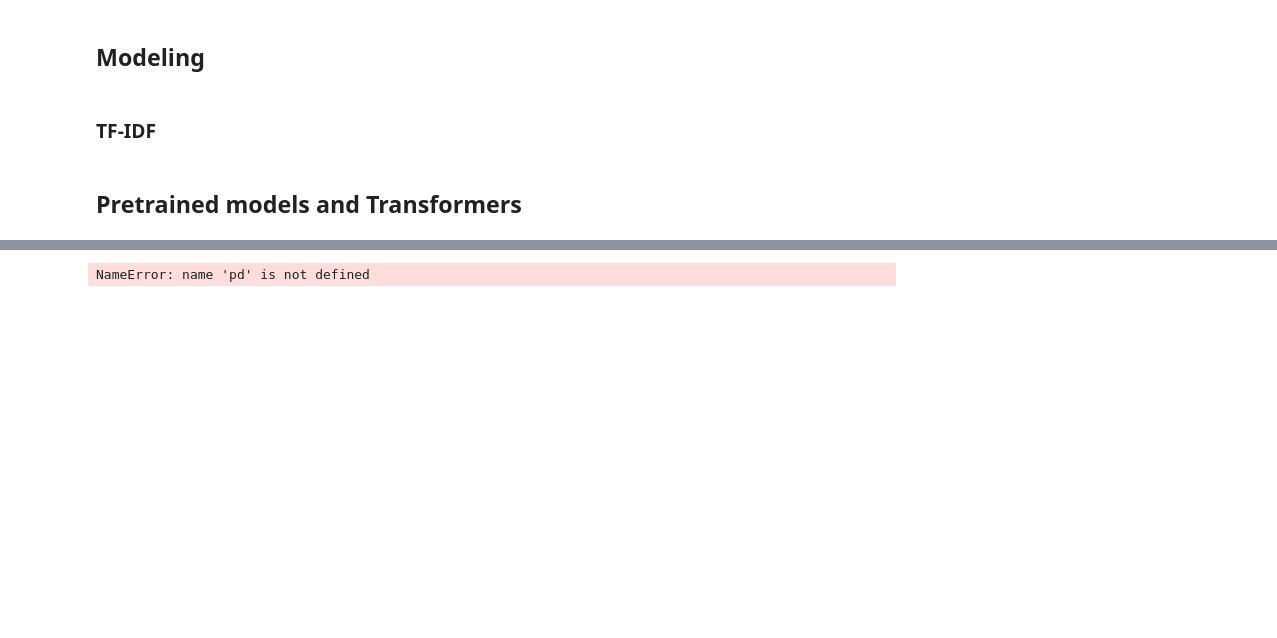
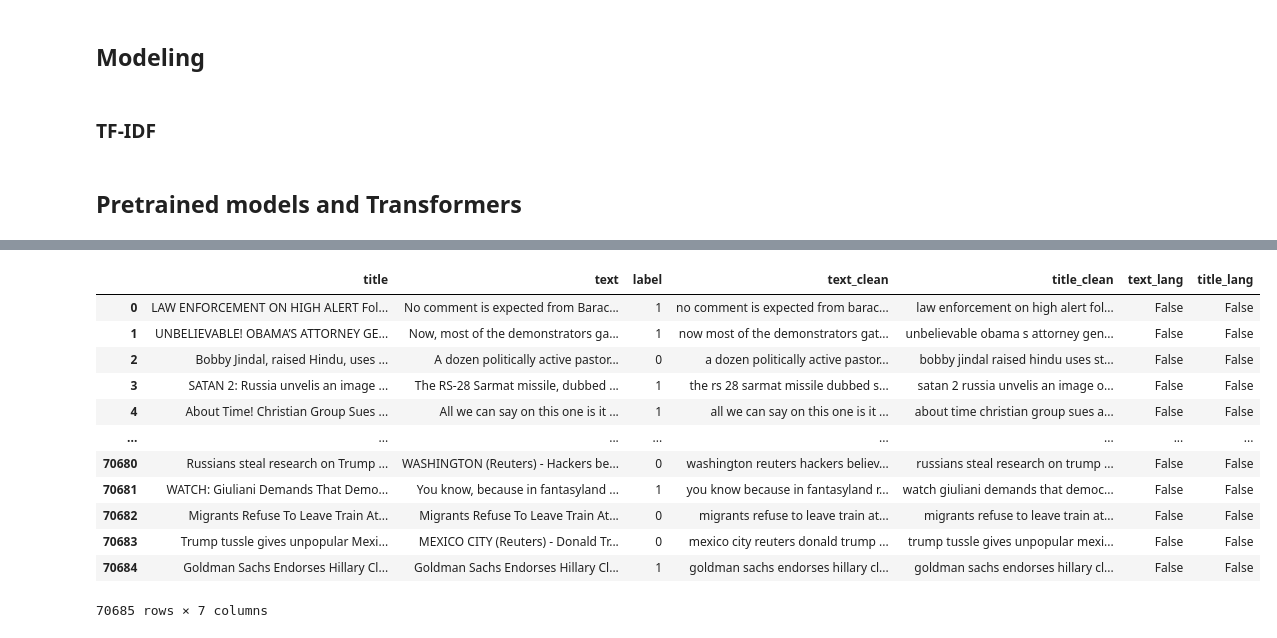
Before and after one commit to adrianacupp/fake_new_classification, a Jupyter notebook: odelia_notebook.ipynb, the cells around one changed output, grey strips where cells are left out. Cells and saved outputs as stored; diff of their text form; code cells hidden in the pictures; blank space fills up the shorter version.

```diff
--- a/odelia_notebook.ipynb
+++ b/odelia_notebook.ipynb
@@ -297,11 +437,23 @@ print (input_tokens)
 print (input_ids)
 print (attention_mask)
 # %%
-df = pd.read_csv("df_pre_tok.csv")
+df = pd.read_csv("data/df_pre_tok.csv")
 df.drop(columns=["Unnamed: 0"], inplace=True)
 df
 # %% [output]
+|  | title | text | label | text_clean | title_clean | text_lang | title_lang |
+| 0 | LAW ENFORCEMENT ON HIGH ALERT Fol... | No comment is expected from Barac... | 1 | no comment is expected from barac... | law enforcement on high alert fol... | False | False |
+| 1 | UNBELIEVABLE! OBAMA’S ATTORNEY GE... | Now, most of the demonstrators ga... | 1 | now most of the demonstrators gat... | unbelievable obama s attorney gen... | False | False |
+| 2 | Bobby Jindal, raised Hindu, uses ... | A dozen politically active pastor... | 0 | a dozen politically active pastor... | bobby jindal raised hindu uses st... | False | False |
+| 3 | SATAN 2: Russia unvelis an image ... | The RS-28 Sarmat missile, dubbed ... | 1 | the rs 28 sarmat missile dubbed s... | satan 2 russia unvelis an image o... | False | False |
+| 4 | About Time! Christian Group Sues ... | All we can say on this one is it ... | 1 | all we can say on this one is it ... | about time christian group sues a... | False | False |
+| ... | ... | ... | ... | ... | ... | ... | ... |
+| 70680 | Russians steal research on Trump ... | WASHINGTON (Reuters) - Hackers be... | 0 | washington reuters hackers believ... | russians steal research on trump ... | False | False |
+| 70681 | WATCH: Giuliani Demands That Demo... | You know, because in fantasyland ... | 1 | you know because in fantasyland r... | watch giuliani demands that democ... | False | False |
+| 70682 | Migrants Refuse To Leave Train At... | Migrants Refuse To Leave Train At... | 0 | migrants refuse to leave train at... | migrants refuse to leave train at... | False | False |
+| 70683 | Trump tussle gives unpopular Mexi... | MEXICO CITY (Reuters) - Donald Tr... | 0 | mexico city reuters donald trump ... | trump tussle gives unpopular mexi... | False | False |
+| 70684 | Goldman Sachs Endorses Hillary Cl... | Goldman Sachs Endorses Hillary Cl... | 1 | goldman sachs endorses hillary cl... | goldman sachs endorses hillary cl... | False | False |
-NameError: name 'pd' is not defined
+70685 rows × 7 columns
 # %%
 #XY train_test split + tokenize X_train and X_test
 X_train, X_test, Y_train, Y_test = train_test_split(df['title_clean'],
```
Also changed, not shown: parts of 17 cells of this notebook.
